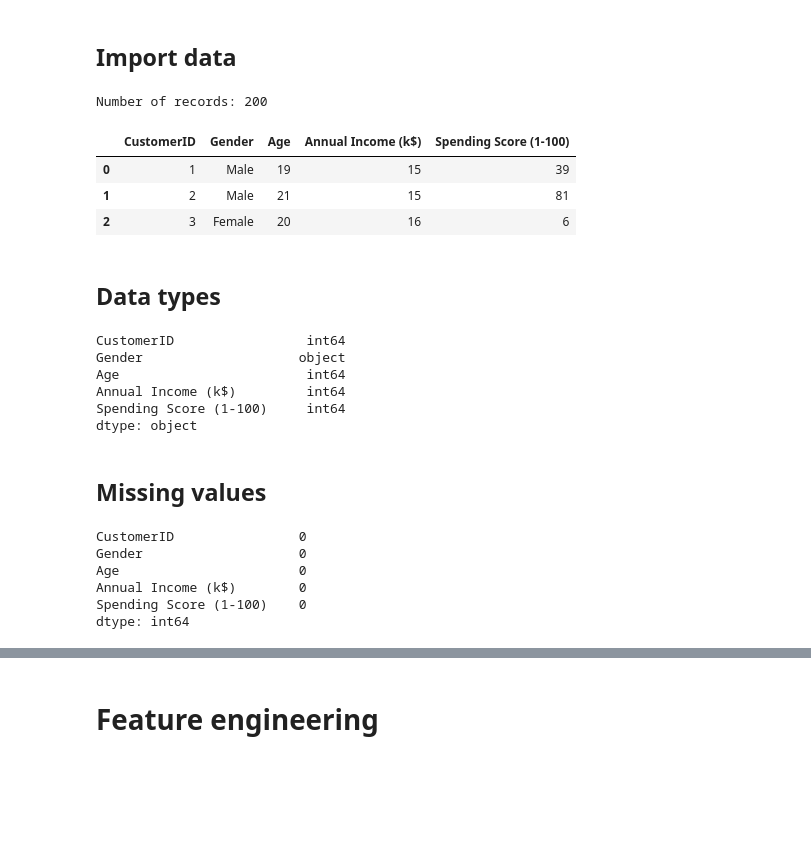
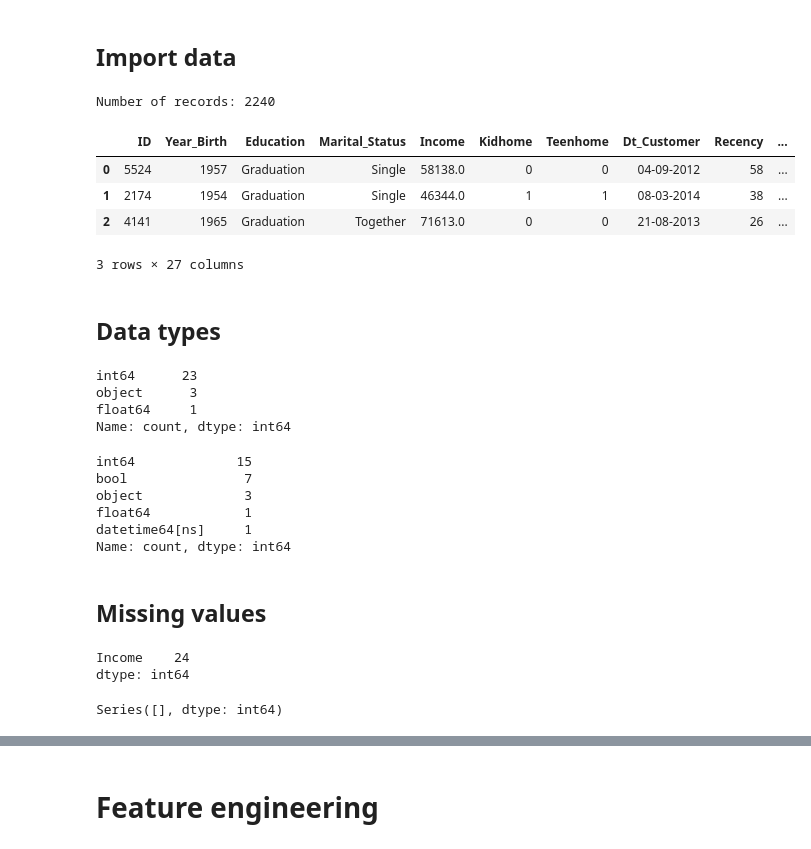
Before and after one commit to earth1987/retail-customer-segmentation, a Jupyter notebook: notebooks/retail_customer_segmentation.ipynb, the cells around one changed output, grey strips where cells are left out. Cells and saved outputs as stored; diff of their text form; code cells hidden in the pictures; blank space fills up the shorter version.

```diff
--- a/notebooks/retail_customer_segmentation.ipynb
+++ b/notebooks/retail_customer_segmentation.ipynb
@@ -26,35 +71,57 @@ plt.style.use('seaborn-v0_8-muted')
 ## Import data
 # %%
 # Source: https://www.kaggle.com/datasets/vjchoudhary7/customer-segmentation-tutorial-in-python
-raw_df = pd.read_csv(config.file_directory('raw') + 'Mall_Customers.csv')
+raw_df = pd.read_csv(config.file_directory('raw') + 'marketing_campaign.csv', sep ='\t')
+raw_df = raw_df.drop(['Z_CostContact', 'Z_Revenue'], axis=1)
 print(f"Number of records: {raw_df.shape[0]}")
 raw_df.head(3)
 # %% [output]
-Number of records: 200
+Number of records: 2240
-|  | CustomerID | Gender | Age | Annual Income (k$) | Spending Score (1-100) |
-| 0 | 1 | Male | 19 | 15 | 39 |
-| 1 | 2 | Male | 21 | 15 | 81 |
-| 2 | 3 | Female | 20 | 16 | 6 |
+|  | ID | Year_Birth | Education | Marital_Status | Income | Kidhome | Teenhome | Dt_Customer | Recency | ... |
+| 0 | 5524 | 1957 | Graduation | Single | 58138.0 | 0 | 0 | 04-09-2012 | 58 | ... |
+| 1 | 2174 | 1954 | Graduation | Single | 46344.0 | 1 | 1 | 08-03-2014 | 38 | ... |
+| 2 | 4141 | 1965 | Graduation | Together | 71613.0 | 0 | 0 | 21-08-2013 | 26 | ... |
+3 rows × 27 columns
 # %% [markdown]
 ## Data types
 # %%
-raw_df.dtypes
+raw_df.dtypes.value_counts()
 # %% [output]
-CustomerID                 int64
-Gender                    object
-Age                        int64
-Annual Income (k$)         int64
-Spending Score (1-100)     int64
-dtype: object
+int64      23
+object      3
+float64     1
+Name: count, dtype: int64
+# %%
+# Timestamp
+raw_df['Dt_Customer'] = pd.to_datetime(raw_df['Dt_Customer'], format='%d-%m-%Y')
+# raw_df['Year_Birth'] = pd.to_datetime(raw_df['Year_Birth'], format='%Y')
+
+# Object
+raw_df['ID'] = raw_df['ID'].astype(object)
+
+# Boolean
+raw_df[['Complain', 'AcceptedCmp1', 'AcceptedCmp2', 'AcceptedCmp3', 'AcceptedCmp4', 'AcceptedCmp5', 'Response']] = raw_df[[
+    'Complain', 'AcceptedCmp1', 'AcceptedCmp2', 'AcceptedCmp3', 'AcceptedCmp4', 'AcceptedCmp5', 'Response']].astype('bool')
+
+raw_df.dtypes.value_counts()
+# %% [output]
+int64             15
+bool               7
+object             3
+float64            1
+datetime64[ns]     1
+Name: count, dtype: int64
 # %% [markdown]
 ## Missing values
 # %%
-raw_df.isnull().sum()
+raw_df.isnull().sum()[(raw_df.isnull().sum() > 1)]
 # %% [output]
-CustomerID                0
-Gender                    0
-Age                       0
-Annual Income (k$)        0
-Spending Score (1-100)    0
+Income    24
 dtype: int64
+# %%
+clean_df = raw_df.copy(deep=True)
+clean_df = clean_df.dropna(axis=0, how='any')
+clean_df.isnull().sum()[(clean_df.isnull().sum() > 1)]
+# %% [output]
+Series([], dtype: int64)
 # %% [markdown]
```
Also changed, not shown: parts of 36 cells of this notebook, 1 other file.
